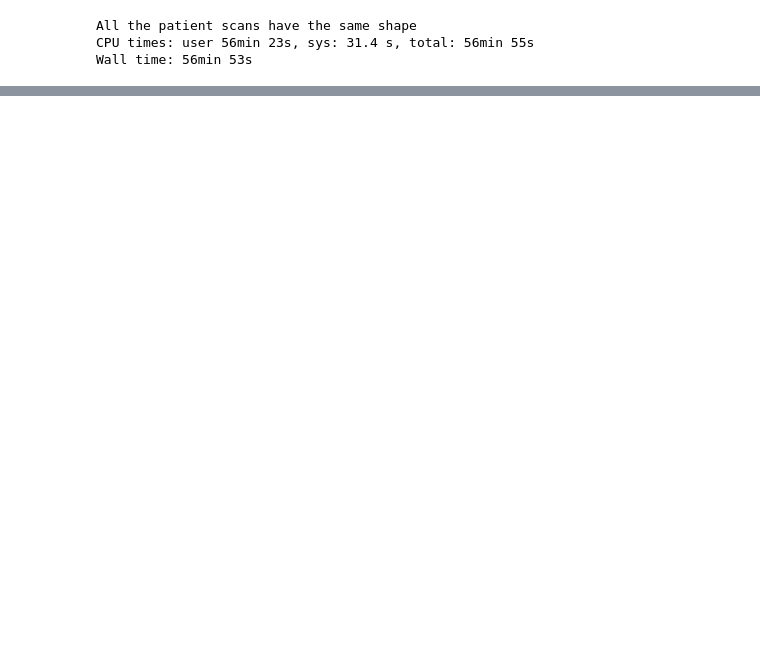
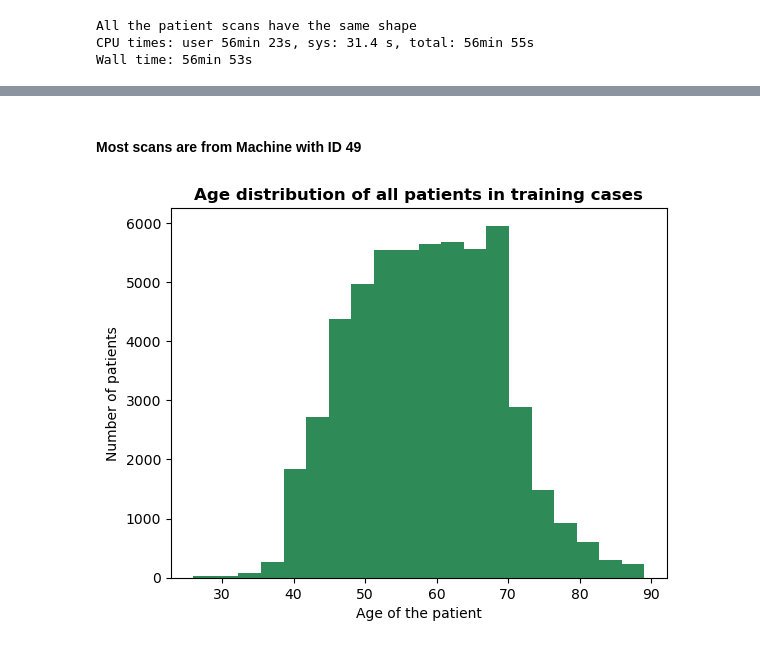
Before and after one commit to Oliver-Busemann/RSNA_Breast_Cancer_Detection, a Jupyter notebook: RSNA_Notebook_1_Data_Exploration.ipynb, the cells around one changed output, grey strips where cells are left out. Saved outputs shown, nothing was run; the diff lists cells and outputs as text; code cells hidden in the pictures; blank space fills up the shorter version.

```diff
--- a/RSNA_Notebook_1_Data_Exploration.ipynb
+++ b/RSNA_Notebook_1_Data_Exploration.ipynb
@@ -242,0 +434,10 @@ Wall time: 56min 53s
+# %% [markdown]
+####  Most scans are from Machine with ID 49
+# %%
+train_df.age.hist(bins=20,  color='seagreen')
+plt.xlabel('Age of the patient')
+plt.ylabel('Number of patients')
+plt.title('Age distribution of all patients in training cases', fontweight="bold")
+plt.grid(visible=False)
+# %% [output]
+[figure, added]
```
Also changed, not shown: parts of 30 cells of this notebook.
